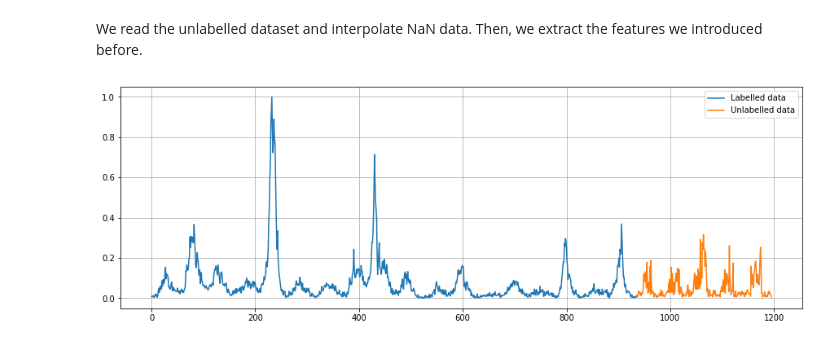
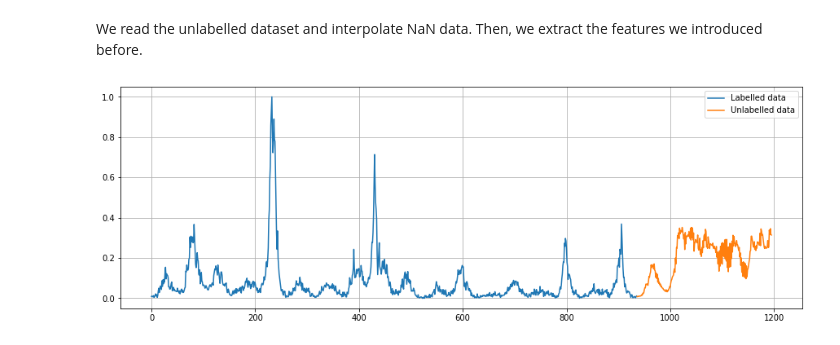
Before and after one commit to arodriguezhidalgo/DengAI_proposal, a Jupyter notebook: Model.ipynb, the cells around one changed output. Saved outputs shown, nothing was run; the diff lists cells and outputs as text; code cells hidden in the pictures.

```diff
--- a/Model.ipynb
+++ b/Model.ipynb
@@ -516,34 +535,34 @@ y_gen = []
 for ind in range(X_test.shape[0]):
     if ind == 0:
         y_memory = [X.iloc[-1]['y_memory_{}'.format(j)] for j in range(memory)];
     else:
         y_memory[:memory] = y_memory[1:];
         y_memory.append( y_prev[0]);
     X_vector = X_test.iloc[ind]
     for j in range(memory):
         X_vector.at['y_memory_{}'.format(j)] = y_memory[j];
 
-    y_prev = obj_reg.return_prediction(np.expand_dims(X_vector,axis=0));
+    y_prev = obj_opt.return_prediction(np.expand_dims(X_vector,axis=0));
 
     y_gen.append(np.round(y_prev[0]))
 
     y_pred.at[ind+len(X),'city'] = city;
     y_pred.at[ind+len(X),'year'] = unlabelled_features.iloc[ind]['year']
     y_pred.at[ind+len(X),'weekofyear'] = unlabelled_features.iloc[ind]['weekofyear']
     y_pred.at[ind+len(X),'total_cases'] = y_prev[0]
 
 
 
 plt.figure(figsize=(15,5))
 plt.plot(y, label = 'Labelled data');
 # plt.plot(y_scaler.inverse_transform(np.expand_dims(y_pred['total_cases'],axis=1)))
 plt.plot(y_pred['total_cases'], label= 'Unlabelled data')
 plt.grid()
 plt.legend()
 
 y_pred['total_cases'] = np.round(y_scaler.inverse_transform(np.expand_dims(y_pred['total_cases'],axis=1)));
 y_pred['total_cases'] = y_pred['total_cases'].apply(int)
 # %% [output]
-[figure, old version]
+[figure, new version]
 # %%
 y_pred.to_csv('output_{}.txt'.format(city),index=False)
```
Also changed, not shown: parts of 1 cell of this notebook, 2 other files.
